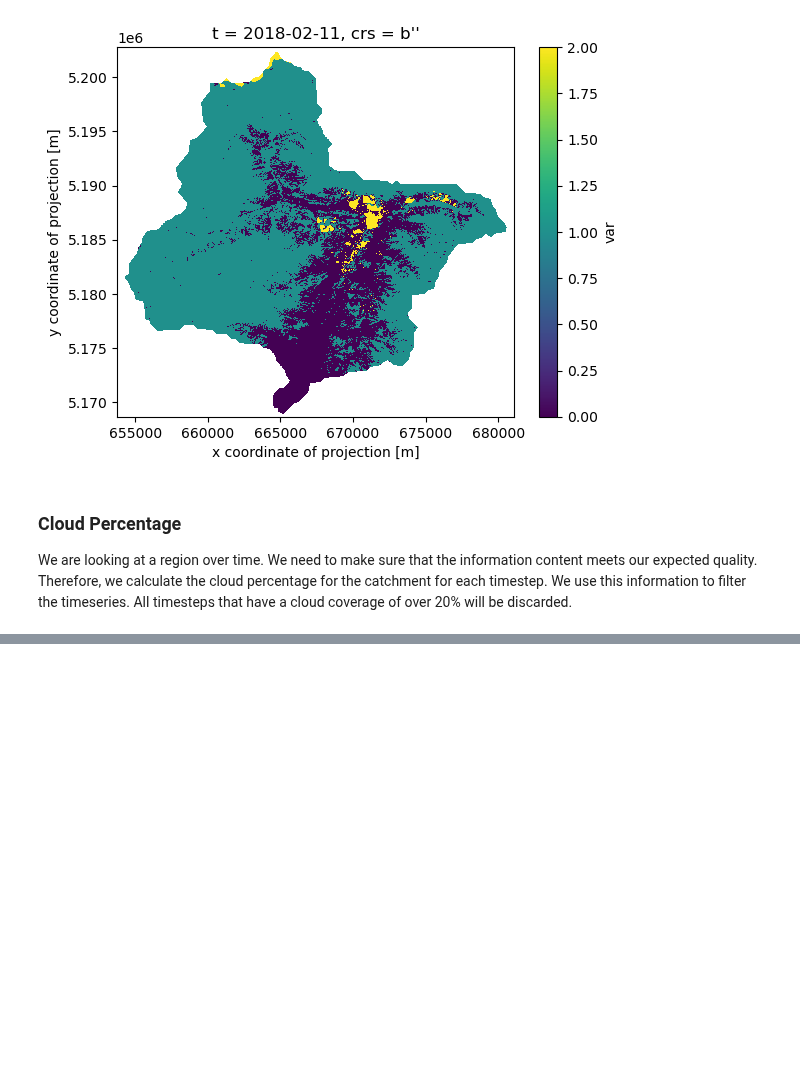
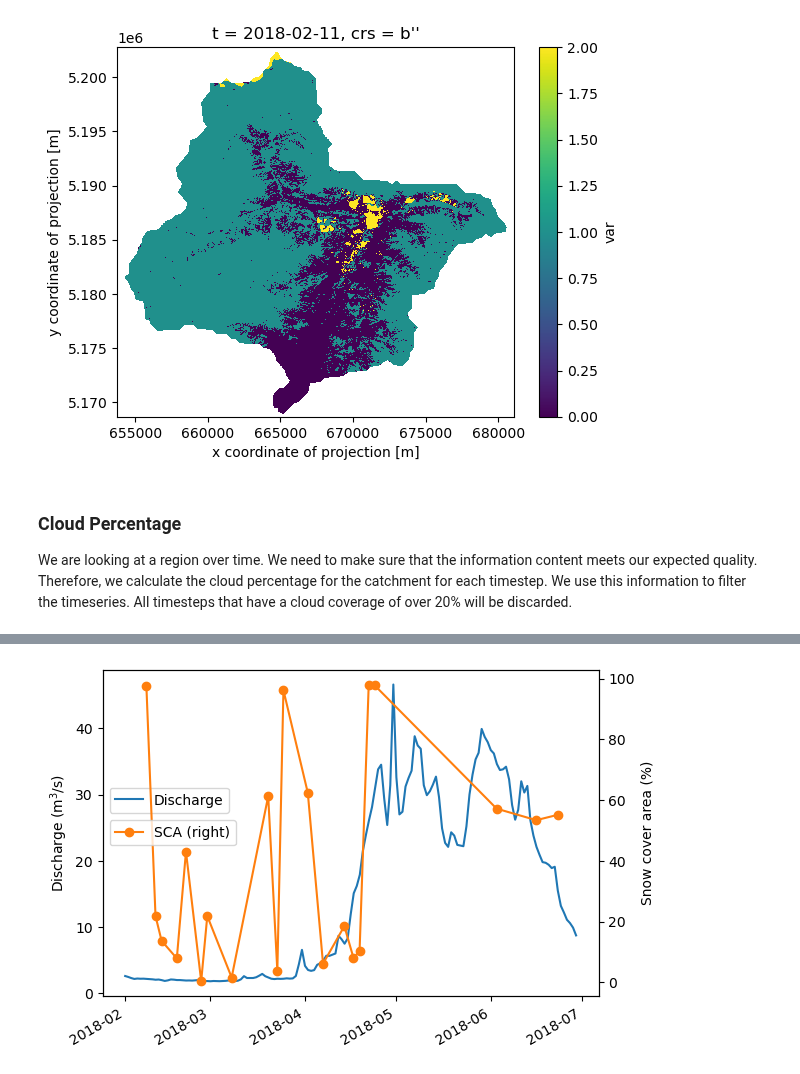
Before and after one commit to EO-College/cubes-and-clouds, a Jupyter notebook: lectures/3.1_data_processing/exercises/31_data_processing_cdse.ipynb, the cells around one changed output, grey strips where cells are left out. Saved outputs shown, nothing was run; the diff lists cells and outputs as text; code cells hidden in the pictures; blank space fills up the shorter version.

```diff
--- a/lectures/3.1_data_processing/exercises/31_data_processing_cdse.ipynb
+++ b/lectures/3.1_data_processing/exercises/31_data_processing_cdse.ipynb
@@ -367,0 +355,4 @@ In a next step we will analyze and validate the results. We are going to compare
+# %%
+# load discharge data
+discharge_ds = pd.read_csv('data/ADO_DSC_ITH1_0025.csv', sep=',', index_col='Time', parse_dates=True)
+discharge_ds.head()
@@ -367,0 +367,13 @@ In a next step we will analyze and validate the results. We are going to compare
+# %%
+start_date = date(2018, 2, 1)
+end_date = date(2018, 6, 30)
+# filter discharge data to start and end dates
+discharge_ds = discharge_ds.loc[start_date:end_date]
+
+ax1 = discharge_ds.discharge_m3_s.plot(label='Discharge', xlabel='', ylabel='Discharge (m$^3$/s)')
+ax2 = df_filtered["perc_snow"].plot(marker='o', secondary_y=True, label='SCA', xlabel='', ylabel='Snow cover area (%)')
+ax1.legend(loc='center left', bbox_to_anchor=(0, 0.6))
+ax2.legend(loc='center left', bbox_to_anchor=(0, 0.5))
+plt.show()
+# %% [output]
+[figure, added]
```
Also changed, not shown: parts of 48 cells of this notebook, 1 other file.
